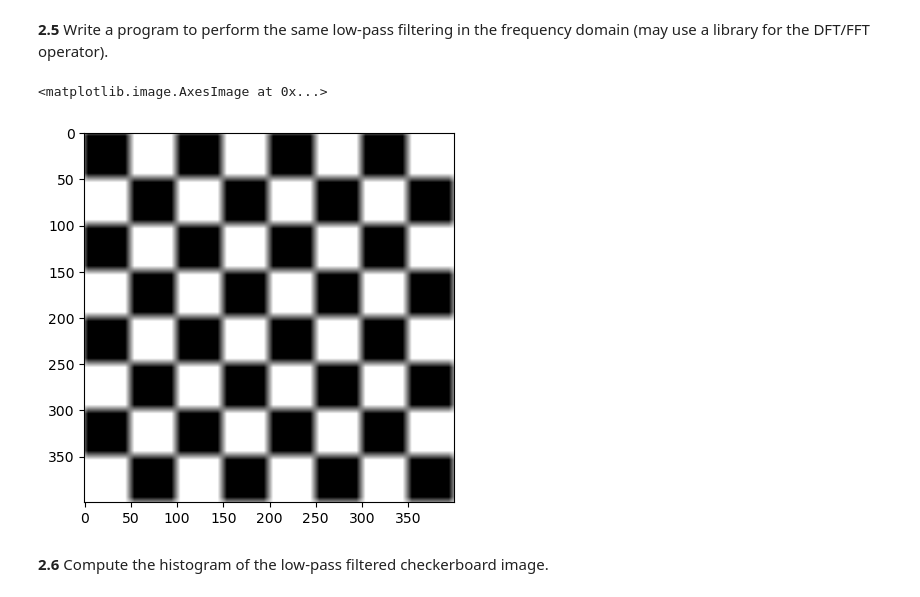
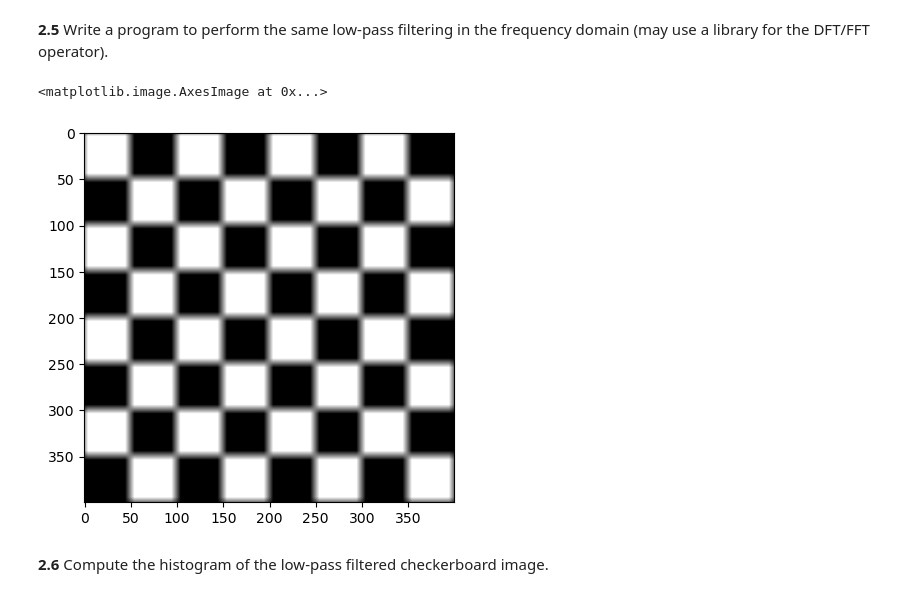
Before and after one commit to LennoxC/AIML331-Assignment-1, a Jupyter notebook: Assignment code.ipynb, the cells around one changed output. Saved outputs shown, nothing was run; the diff lists cells and outputs as text; code cells hidden in the pictures.

```diff
--- a/Assignment code.ipynb
+++ b/Assignment code.ipynb
@@ -222,10 +222,10 @@ image_dft_convolution_padded = np.fft.ifft2(frequency_convolution).real
 # %%
 image_dft_convolution = image_dft_convolution_padded[5:405, 5:405]
 # %%
-plt.imshow(image_dft_convolution, cmap='gray_r', vmin=0, vmax=255)
+plt.imshow(image_dft_convolution, cmap='gray', vmin=0, vmax=255)
 # %% [output]
 <matplotlib.image.AxesImage at 0x...>
-[figure, old version]
+[figure, new version]
 # %% [markdown]
 **2.6** Compute the histogram of the low-pass filtered checkerboard image.
 # %%
```
Also changed, not shown: parts of 3 cells of this notebook.
